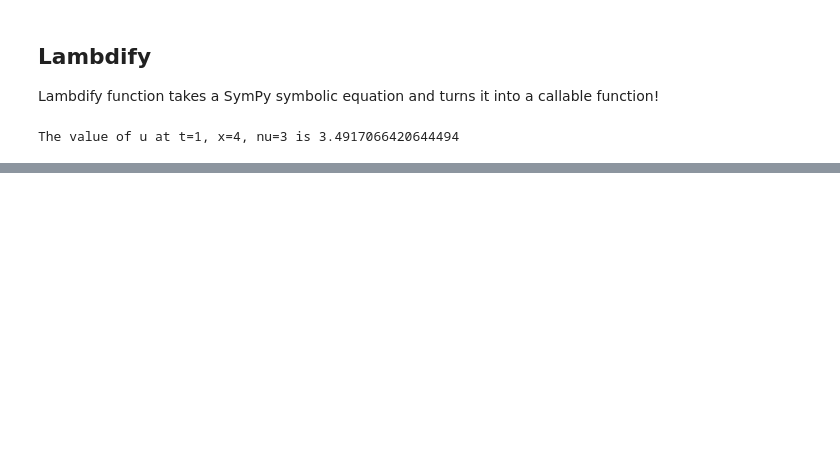
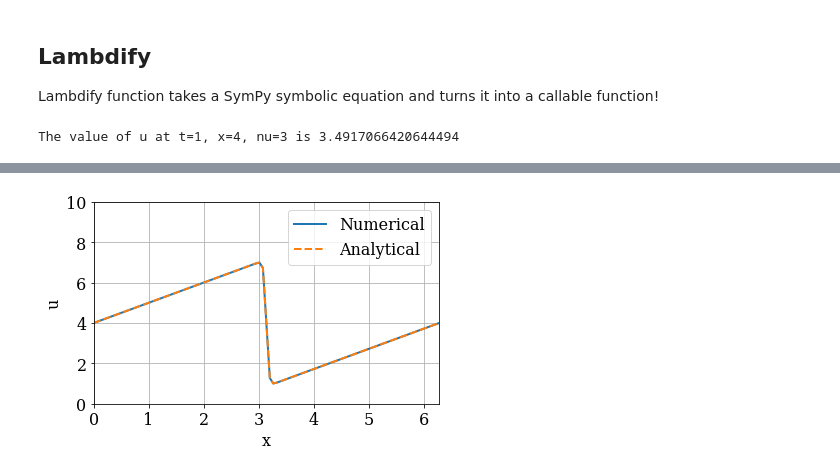
Before and after one commit to kanishkegb/MAE-6286, a Jupyter notebook: Lesson_02/04_Bergers_Equation.ipynb, the cells around one changed output, grey strips where cells are left out. Saved outputs shown, nothing was run; the diff lists cells and outputs as text; code cells hidden in the pictures; blank space fills up the shorter version.

```diff
--- a/Lesson_02/04_Bergers_Equation.ipynb
+++ b/Lesson_02/04_Bergers_Equation.ipynb
@@ -59,0 +207,14 @@ The value of u at t=1, x=4, nu=3 is 3.4917066420644494
+# %%
+fig = pyplot.figure(figsize=(6.0, 4.0))
+pyplot.xlabel('x')
+pyplot.ylabel('u')
+pyplot.grid()
+u0_analytical = np.array([u_lamb(0.0, xi, nu) for xi in x])
+line1 = pyplot.plot(x, u0, label='Numerical', color='C0', linestyle='-', linewidth=2)[0]
+line2 = pyplot.plot(x, u0_analytical, label='Analytical', color='C1', linestyle='--', linewidth=2)[0]
+pyplot.legend()
+pyplot.xlim(0.0, L)
+pyplot.ylim(0.0, 10.0)
+fig.tight_layout()
+# %% [output]
+[figure, added]
```
Also changed, not shown: parts of 19 cells of this notebook.
